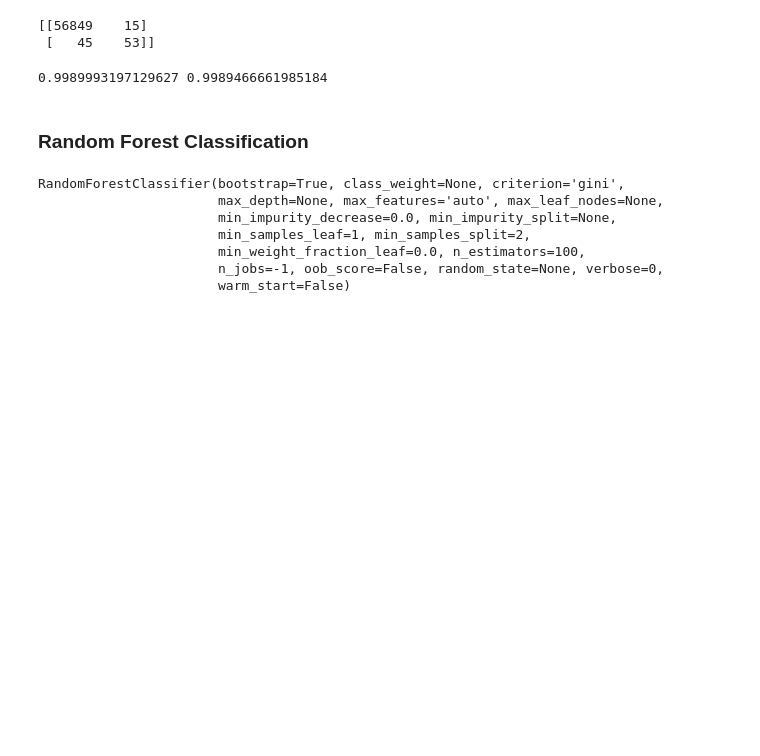
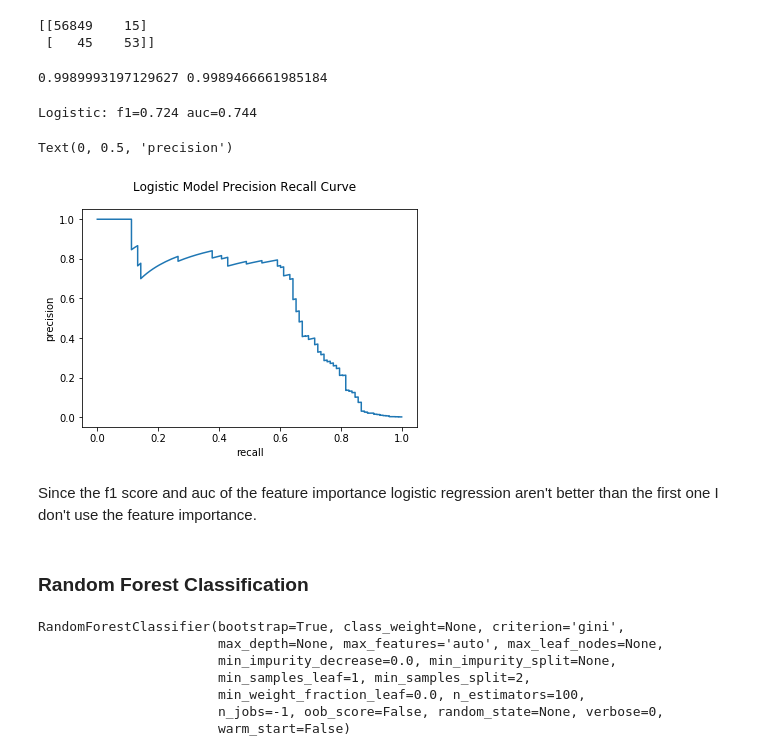
Before and after one commit to FangFeiHong/Credit-Card-Fraud-Classification, a Jupyter notebook: credit_card_fraud.ipynb, the cells around one changed output. Saved outputs shown, nothing was run; the diff lists cells and outputs as text; code cells hidden in the pictures; blank space fills up the shorter version.

```diff
--- a/credit_card_fraud.ipynb
+++ b/credit_card_fraud.ipynb
@@ -173,6 +198,26 @@ print(confusion_matrix(y_log_test,predictions))
 print(fi_logmodel.score(X_log_train, y_log_train), fi_logmodel.score(X_log_test, y_log_test))
 # %% [output]
 0.9989993197129627 0.9989466661985184
+# %%
+fi_log_f1 = f1_score(y_log_test,fi_log_pred)
+fi_log_prob = fi_logmodel.predict_proba(X_log_test)[:,1]
+fi_log_precision, fi_log_recall, _ = precision_recall_curve(y_log_test, fi_log_prob)
+fi_log_auc = auc(fi_log_recall, fi_log_precision)
+
+print('Logistic: f1=%.3f auc=%.3f' % (log_f1, log_auc))
+# %% [output]
+Logistic: f1=0.724 auc=0.744
+# %%
+fig = plt.figure()
+plt.plot(fi_log_recall, fi_log_precision, label='Logistic')
+fig.suptitle('Logistic Model Precision Recall Curve')
+plt.xlabel('recall')
+plt.ylabel('precision')
+# %% [output]
+Text(0, 0.5, 'precision')
+[figure, added]
+# %% [markdown]
+Since the f1 score and auc of the feature importance logistic regression aren't better than the first one I don't use the feature importance.
 # %% [markdown]
 ### Random Forest Classification
 # %%
```
Also changed, not shown: parts of 30 cells of this notebook.
